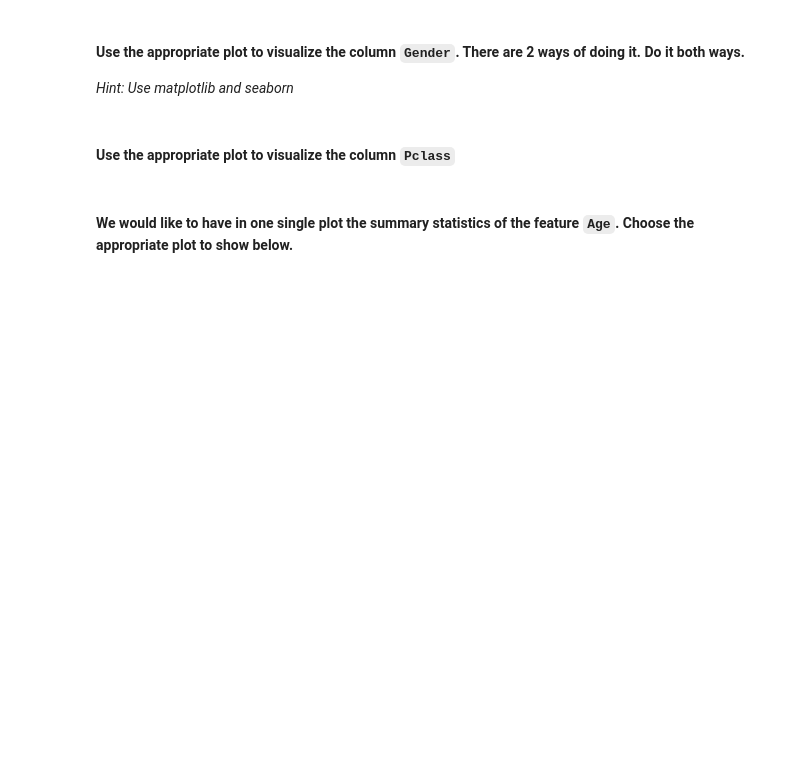
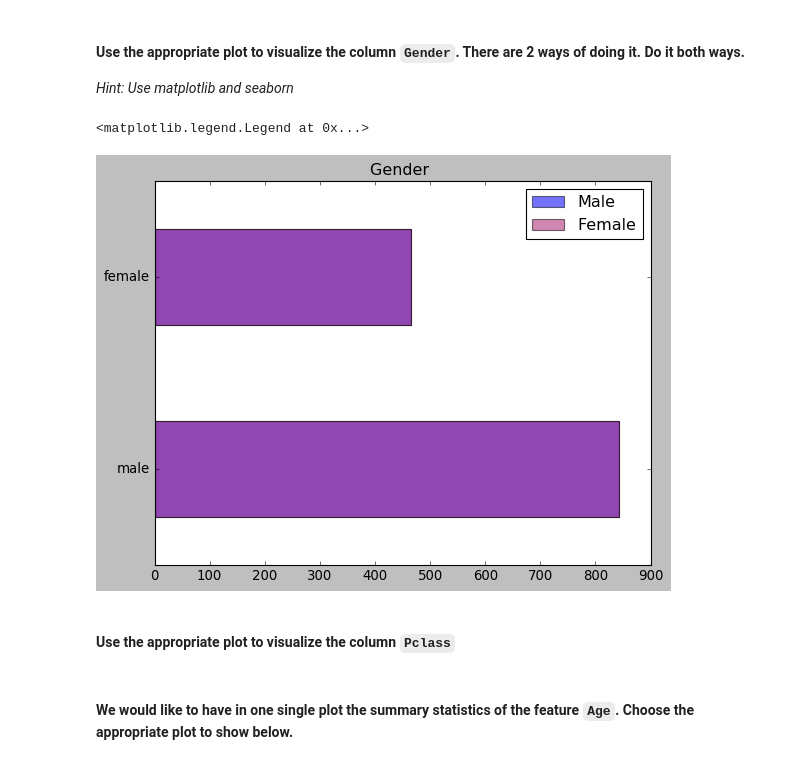
Before and after one commit to soledb94/datamad0320, a Jupyter notebook: module-2/lab-matplotlib-seaborn/your-code/challenge-3.ipynb, the cells around one changed output. Drawn from its saved outputs; the diff is of its cells as text; code cells hidden in the pictures; blank space fills up the shorter version.

```diff
--- a/module-2/lab-matplotlib-seaborn/your-code/challenge-3.ipynb
+++ b/module-2/lab-matplotlib-seaborn/your-code/challenge-3.ipynb
@@ -112,0 +144,11 @@ df.select_dtypes(object)
+# %%
+Gender = df["Gender"].value_counts()
+
+
+
+Gender.plot(kind='barh',label='Male', alpha=0.55)
+Gender.plot(kind='barh', color='#AA2472',label='Female', alpha=0.55)
+plt.title("Gender "); plt.legend(loc='best')
+# %% [output]
+<matplotlib.legend.Legend at 0x...>
+[figure, added]
```
Also changed, not shown: parts of 15 cells of this notebook, 1 other file.
